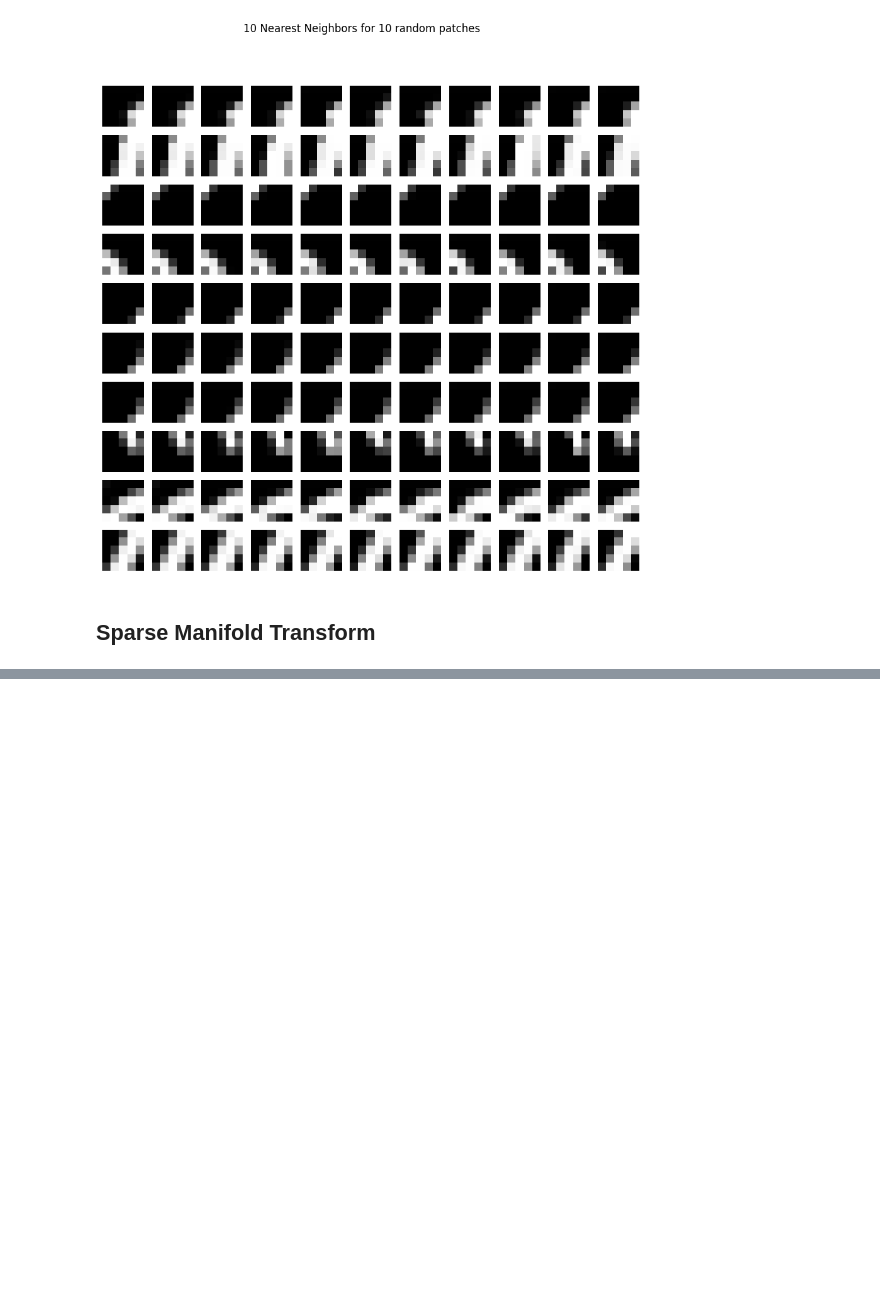
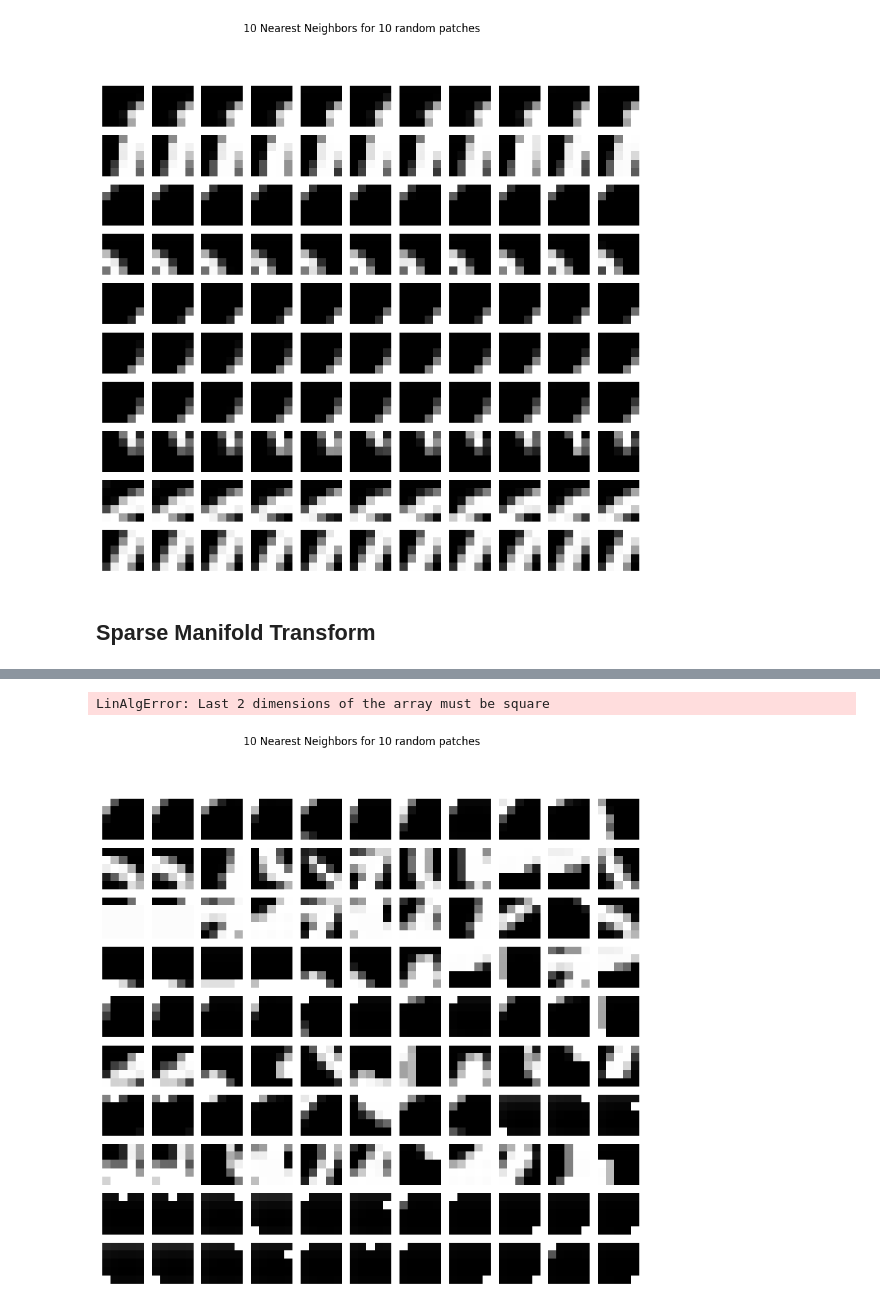
Before and after one commit to zbalkhy/EEC289, a Jupyter notebook: hw1/hw1.ipynb, the cells around one changed output, grey strips where cells are left out. Saved outputs shown, nothing was run; the diff lists cells and outputs as text; code cells hidden in the pictures; blank space fills up the shorter version.

```diff
--- a/hw1/hw1.ipynb
+++ b/hw1/hw1.ipynb
@@ -402,0 +445,26 @@ whitened_patches[indices].squeeze().shape
+# %%
+np.linalg.inv(P).shape
+# %% [output]
+LinAlgError: Last 2 dimensions of the array must be square
+# %%
+knn_whitened = NearestNeighbors(n_neighbors=10).fit(whitened_patches[sample_patch_idx])
+# %%
+fig, axes = plt.subplots(10, 11, figsize=(11, 10))
+for i in range(10):
+    # unwhiten and then reshape cluster
+    sample_patch = np.dot(np.linalg.inv(whitening_matrix), whitened_patches[sample_patch_idx][i]).reshape(5, 5)
+    ax = axes[i, 0]
+    ax.imshow(sample_patch, cmap='grey')
+    ax.axis('off')
+
+    _, index = knn_whitened.kneighbors(whitened_patches[sample_patch_idx][i].reshape(1,-1))
+    index = index.squeeze()
+    for j, nbr in enumerate(index):
+        sample_patch = np.dot(np.linalg.inv(whitening_matrix), whitened_patches[sample_patch_idx][nbr]).reshape(5, 5)
+        ax = axes[i, j+1]
+        ax.imshow(sample_patch, cmap='grey')
+        ax.axis('off')
+plt.suptitle('10 Nearest Neighbors for 10 random patches')
+plt.show()
+# %% [output]
+[figure, added]
```
Also changed, not shown: parts of 27 cells of this notebook, 3 other files.
